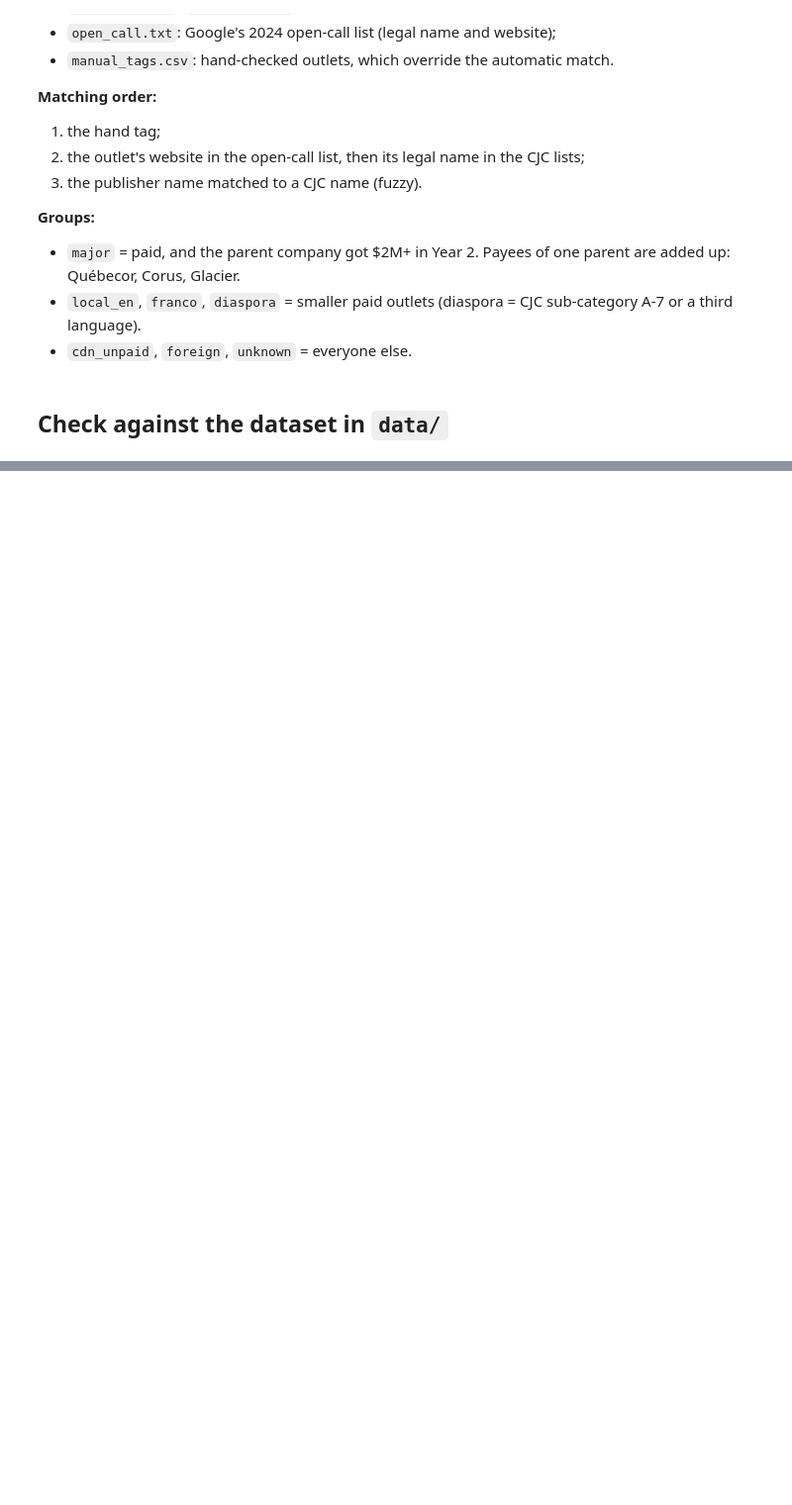
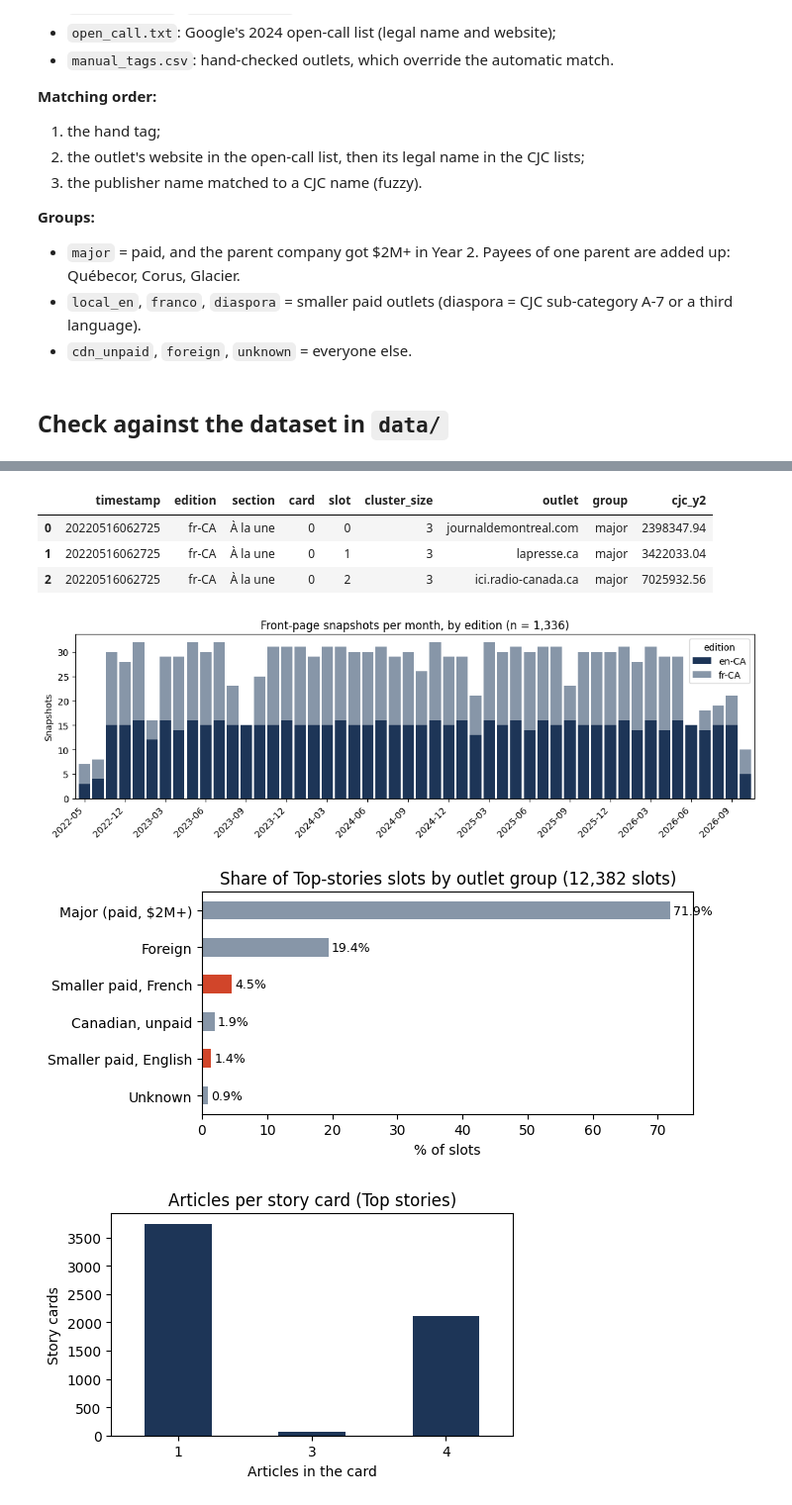
Before and after one commit to GitExcited/Behind-the-Feed-Data-Challenge, a Jupyter notebook: collection/01_front_page.ipynb, the cells around one changed output, grey strips where cells are left out. Shown at 99% size. Cells and saved outputs as stored; diff of their text form; code cells hidden in the pictures; blank space fills up the shorter version.

```diff
--- a/collection/01_front_page.ipynb
+++ b/collection/01_front_page.ipynb
@@ -335,0 +402,19 @@ print(f"{len(both)} of {len(articles)} rebuilt slots found in data/; same headli
+# %%
+# summary stats (section 2.3)
+cards = top.groupby(['timestamp', 'card']).size()
+age_h = (pd.to_datetime(arts.timestamp.astype(str), format='%Y%m%d%H%M%S')
+         - pd.to_datetime(arts.published_unix, unit='s')).dt.total_seconds() / 3600
+stats = pd.DataFrame({'articles per snapshot': arts.groupby('timestamp').size().describe(),
+                      'articles per story card': cards.describe(),
+                      'article age when shown (h)': age_h.describe()}).round(1)
+
+# outliers and duplicates (section 2.4)
+print('Snapshots served from another date (max offset, h):', snaps.served_offset_hours.abs().max())
+print('Published after the snapshot:', int((age_h < 0).sum()), '| older than 7 days:', int((age_h > 168).sum()))
+print('Exact duplicate rows:', arts.duplicated().sum(), '| same URL twice in one snapshot:',
+      arts.duplicated(['timestamp', 'url']).sum(), '| unique URLs:', arts.url.nunique(), 'of', len(arts))
+
+# class balance of the label: the lead (slot 0) of a card with 2+ articles
+leads = top[(top.slot == 0) & (top.cluster_size >= 2)]
+print('Leads:', len(leads), leads.group.value_counts().to_dict())
+stats
@@ -335,0 +435,38 @@ print(f"{len(both)} of {len(articles)} rebuilt slots found in data/; same headli
+# %%
+# example rows (section 2.3): one story card with three articles
+cols = ['timestamp', 'edition', 'section', 'card', 'slot', 'cluster_size', 'outlet', 'group', 'cjc_y2']
+top[cols].head(3)
+# %% [output]
+|  | timestamp | edition | section | card | slot | cluster_size | outlet | group | cjc_y2 |
+| 0 | 20220516062725 | fr-CA | À la une | 0 | 0 | 3 | journaldemontreal.com | major | 2398347.94 |
+| 1 | 20220516062725 | fr-CA | À la une | 0 | 1 | 3 | lapresse.ca | major | 3422033.04 |
+| 2 | 20220516062725 | fr-CA | À la une | 0 | 2 | 3 | ici.radio-canada.ca | major | 7025932.56 |
+# %%
+# plots (section 2.3)
+NAMES = {'major': 'Major (paid, $2M+)', 'franco': 'Smaller paid, French', 'local_en': 'Smaller paid, English',
+         'cdn_unpaid': 'Canadian, unpaid', 'foreign': 'Foreign', 'unknown': 'Unknown'}
+
+# 1. coverage: snapshots per month, by edition (shows the Archive's gaps)
+month = pd.to_datetime(keep.timestamp.astype(str), format='%Y%m%d%H%M%S').dt.to_period('M')
+monthly = keep.assign(month=month).groupby(['month', 'edition']).size().unstack(fill_value=0)
+ax = monthly.plot(kind='bar', stacked=True, figsize=(11, 3.6), width=0.85, color=['#1d3557', '#8796a8'])
+ax.set(title=f'Front-page snapshots per month, by edition (n = {len(keep):,})', xlabel='', ylabel='Snapshots')
+ax.set_xticks(range(0, len(monthly), 3), [str(m) for m in monthly.index[::3]], rotation=45, ha='right')
+plt.tight_layout(); plt.savefig(OUT / 'front_page_snapshots_per_month.png', dpi=160); plt.show()
+
+# 2. imbalance: share of Top-stories slots by outlet group
+share = top.group.value_counts(normalize=True).mul(100).rename(NAMES).sort_values()
+ax = share.plot(kind='barh', figsize=(7, 3.2), color=['#d1452a' if 'Smaller' in i else '#8796a8' for i in share.index])
+ax.set(title=f'Share of Top-stories slots by outlet group ({len(top):,} slots)', xlabel='% of slots', ylabel='')
+for i, v in enumerate(share):
+    ax.text(v + 0.5, i, f'{v:.1f}%', va='center', fontsize=9)
+plt.tight_layout(); plt.savefig(OUT / 'front_page_slots_by_group.png', dpi=160); plt.show()
+
+# 3. histogram: articles per story card
+ax = cards.value_counts().sort_index().plot(kind='bar', figsize=(5, 3.2), color='#1d3557', rot=0)
+ax.set(title='Articles per story card (Top stories)', xlabel='Articles in the card', ylabel='Story cards')
+plt.tight_layout(); plt.savefig(OUT / 'front_page_card_sizes.png', dpi=160); plt.show()
+# %% [output]
+[figure, added]
+[figure, added]
+[figure, added]
```
Also changed, not shown: parts of 4 cells of this notebook, 7 other files.
